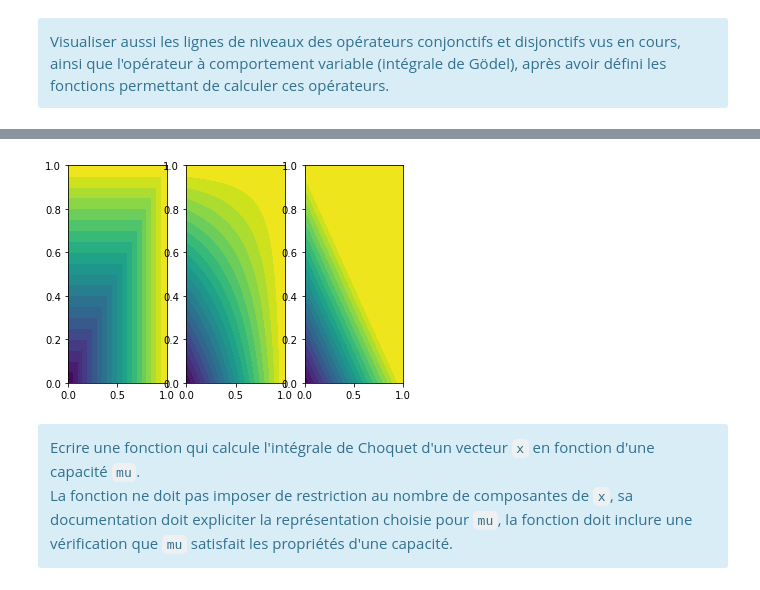
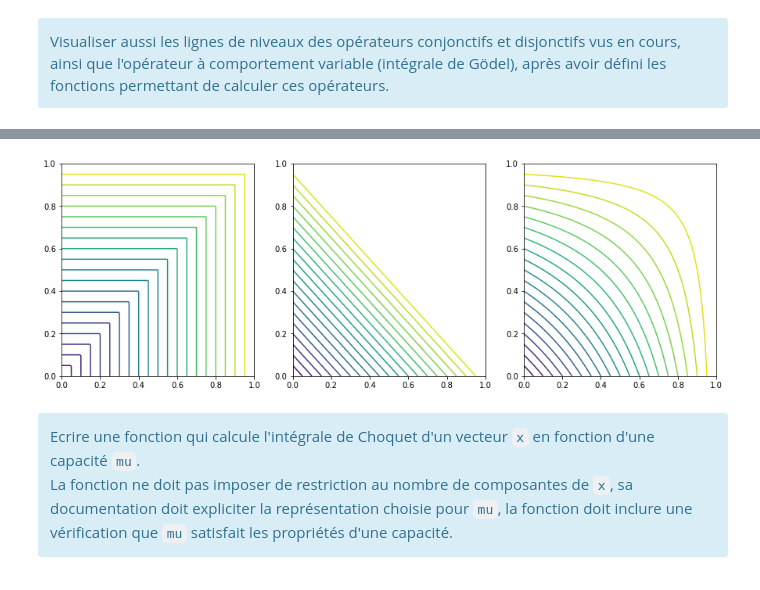
Before and after one commit to pidoux7/XAI, a Jupyter notebook: TME3/TME03-agg-LIME.ipynb, the cells around one changed output, grey strips where cells are left out. Cells and saved outputs as stored; diff of their text form; code cells hidden in the pictures.

```diff
--- a/TME3/TME03-agg-LIME.ipynb
+++ b/TME3/TME03-agg-LIME.ipynb
@@ -50,7 +50,7 @@ def lignes_niveaux(opérateur, x1_min, x1_max, x2_min, x2_max, nb_points = 200,
     for i in range(nb_points):
         for j in range(nb_points):
             Z[i,j] = opérateur(X[:, i, j])
-    plt.contourf(X1, X2, Z, nb_ligne)
+    plt.contour(X1, X2, Z, nb_ligne)
 
 lignes_niveaux(lambda x: moyenne_pondérée(x, poids), -1, 1, -1, 1)
 # %% [output]
@@ -119,12 +126,13 @@ lignes_niveaux(lambda x: mult(*x), 0, 1, 0, 1)
 # %%
+plt.figure(figsize=(15,5))
 plt.subplot(1, 3, 1 )
 lignes_niveaux(lambda x: max_dis(*x), 0, 1, 0, 1)
 plt.subplot(1, 3, 2 )
+lignes_niveaux(lambda x: min_dis(*x), 0, 1, 0, 1)
+plt.subplot(1, 3, 3 )
 lignes_niveaux(lambda x: plus_mul(*x), 0, 1, 0, 1)
-plt.subplot(1, 3, 3 )
-lignes_niveaux(lambda x: min_dis(*x), 0, 1, 0, 1)
 # %% [output]
-[figure, old version]
+[figure, new version]
 # %% [markdown]
 <div class="alert alert-block alert-info">
     Ecrire une fonction qui calcule l'intégrale de Choquet d'un vecteur <code>x</code> en fonction d'une capacité <code>mu</code>.<br>
```
Also changed, not shown: parts of 26 cells of this notebook.
